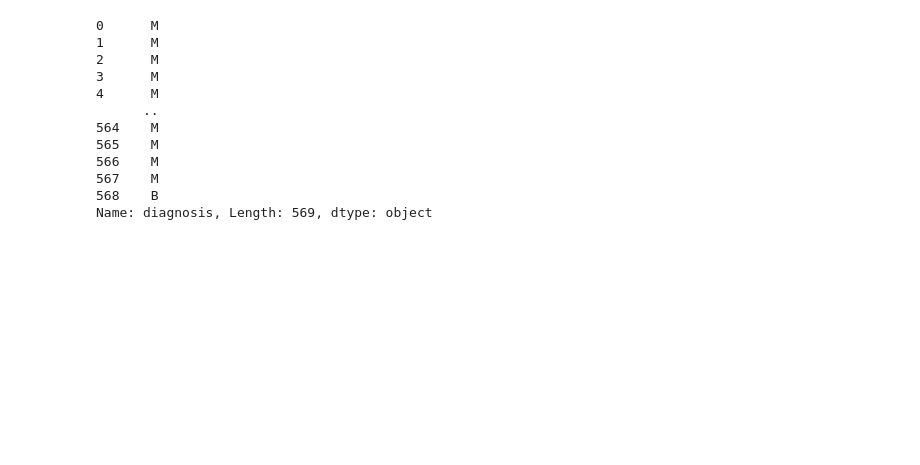
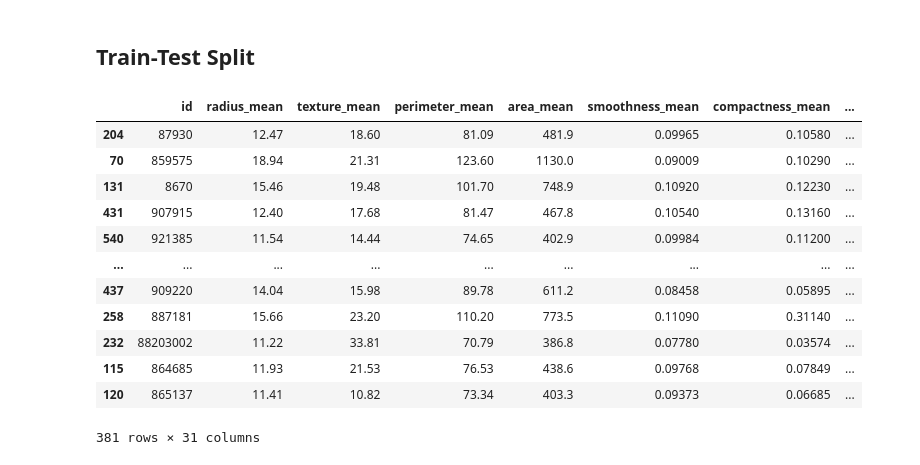
Before and after one commit to bharathvariar/ML-Project, a Jupyter notebook: src/Feature Engineering.ipynb, the cells around one changed output. Drawn from its saved outputs; the diff is of its cells as text; code cells hidden in the pictures; blank space fills up the shorter version.

```diff
--- a/src/Feature Engineering.ipynb
+++ b/src/Feature Engineering.ipynb
@@ -27,3 +45,3 @@ def feature1(data):
     return data1
 # %%
-df1 = feature1(df)
+df1 = mean_imputation(df)
@@ -51,2 +76,3 @@ def feature2(data):
 # %%
-df2, y, mean, stddev = feature2(df)
+df2, y, mean, stddev = normalize(df)
+df2.head()
@@ -69,15 +87,53 @@ df2
-# %%
-y
-# %% [output]
-0      M
-1      M
-2      M
-3      M
-4      M
-      ..
-564    M
-565    M
-566    M
-567    M
-568    B
-Name: diagnosis, Length: 569, dtype: object
+# %% [markdown]
+## Train-Test Split
+# %%
+def train_test_split(df, train_size=0.67, shuffle=True, random_state=42):
+    """
+    Splits a DataFrame into training and test sets.
+
+    Args:
+        df (pandas.DataFrame): The DataFrame to split.
+        train_size (float, optional): The fraction of the data to include in the training set. Defaults to 0.67.
+        shuffle (bool, optional): Whether to shuffle the data before splitting. Defaults to True.
+        random_state (int, optional): The random seed to use for shuffling the data. Defaults to 42.
+
+    Returns:
+        tuple: A tuple containing the following four elements:
+            X_train (pandas.DataFrame): The feature matrix of the training set.
+            X_test (pandas.DataFrame): The feature matrix of the test set.
+            y_train (pandas.Series): The target series of the training set.
+            y_test (pandas.Series): The target series of the test set.
+
+    Raises:
+        ValueError: If train_size is not between 0 and 1.
+
+    This function splits the normalized data into training and test sets according to the
+    specified train_size. If shuffle is True, the data is randomly shuffled before splitting.
+    If random_state is given, it is used to seed the random number generator for reproducibility.
+    """
+    if (shuffle):
+        df = df.sample(frac=1, random_state=random_state)
+    y = df['diagnosis'].map({'M': 1, 'B': -1})
+    X = df.drop(['diagnosis'], axis=1)
+    split_idx = int(len(df) * train_size)
+    X_train, X_test = X[:split_idx], X[split_idx:]
+    y_train, y_test = y[:split_idx], y[split_idx:]
+    return X_train, X_test, y_train, y_test
+# %%
+X_train, X_test, y_train, y_test = train_test_split(df1)
+# %%
+X_train
+# %% [output]
+|  | id | radius_mean | texture_mean | perimeter_mean | area_mean | smoothness_mean | compactness_mean | ... |
+| 204 | 87930 | 12.47 | 18.60 | 81.09 | 481.9 | 0.09965 | 0.10580 | ... |
+| 70 | 859575 | 18.94 | 21.31 | 123.60 | 1130.0 | 0.09009 | 0.10290 | ... |
+| 131 | 8670 | 15.46 | 19.48 | 101.70 | 748.9 | 0.10920 | 0.12230 | ... |
+| 431 | 907915 | 12.40 | 17.68 | 81.47 | 467.8 | 0.10540 | 0.13160 | ... |
+| 540 | 921385 | 11.54 | 14.44 | 74.65 | 402.9 | 0.09984 | 0.11200 | ... |
+| ... | ... | ... | ... | ... | ... | ... | ... | ... |
+| 437 | 909220 | 14.04 | 15.98 | 89.78 | 611.2 | 0.08458 | 0.05895 | ... |
+| 258 | 887181 | 15.66 | 23.20 | 110.20 | 773.5 | 0.11090 | 0.31140 | ... |
+| 232 | 88203002 | 11.22 | 33.81 | 70.79 | 386.8 | 0.07780 | 0.03574 | ... |
+| 115 | 864685 | 11.93 | 21.53 | 76.53 | 438.6 | 0.09768 | 0.07849 | ... |
+| 120 | 865137 | 11.41 | 10.82 | 73.34 | 403.3 | 0.09373 | 0.06685 | ... |
+381 rows × 31 columns
```
Also changed, not shown: parts of 17 cells of this notebook, 4 other files.
